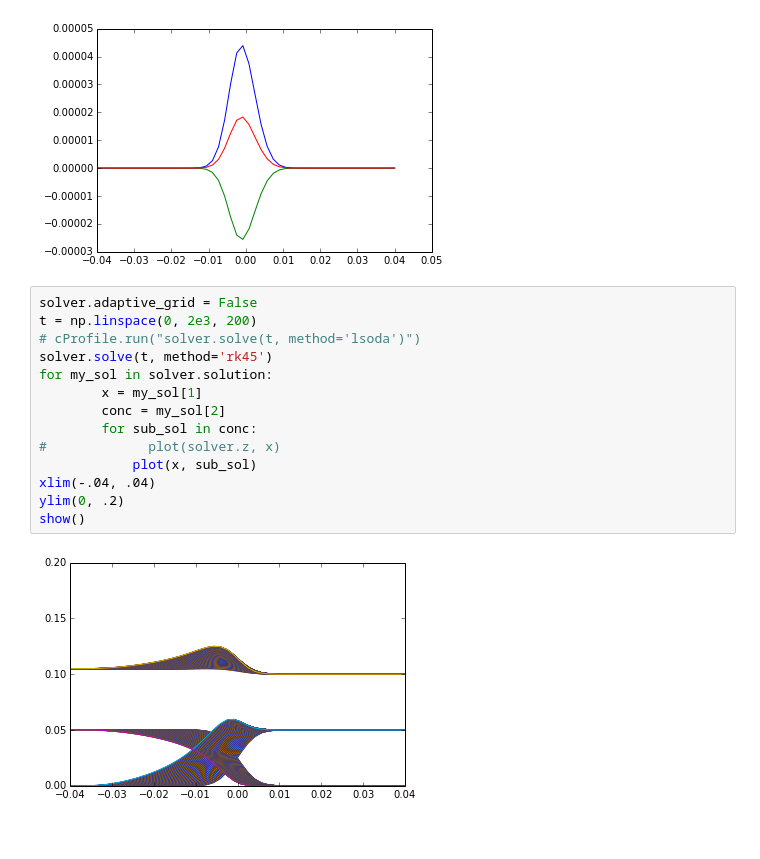
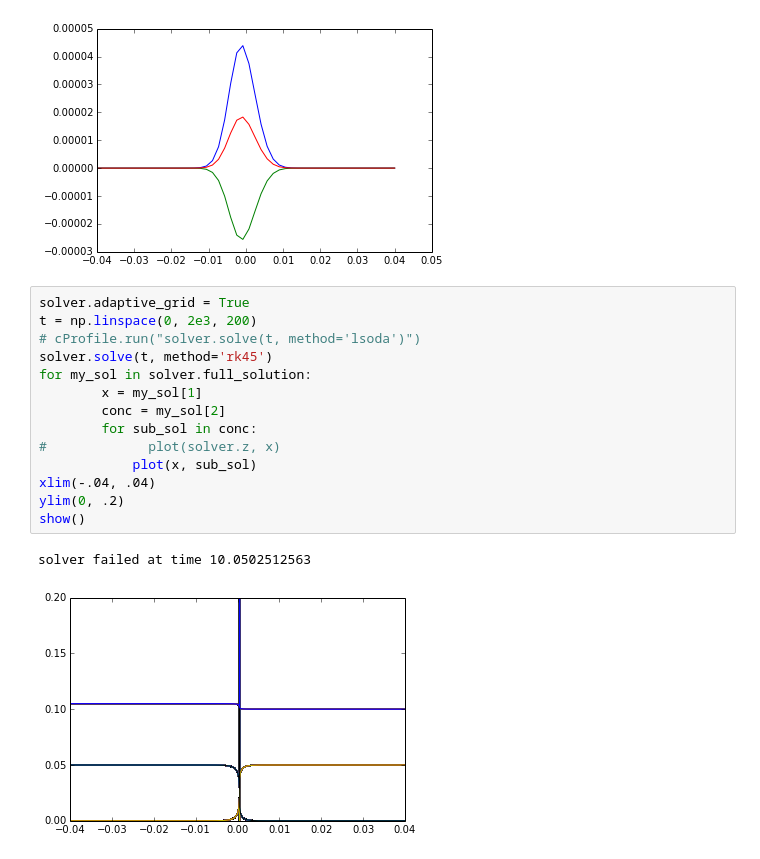
Before and after one commit to lewisamarshall/emigrate, a Jupyter notebook: Tutorial.ipynb, the cells around one changed output. Cells and saved outputs as stored; diff of their text form.

```diff
--- a/Tutorial.ipynb
+++ b/Tutorial.ipynb
@@ -57,19 +57,20 @@ show()
 # %% [output]
 [figure]
 # %%
-solver.adaptive_grid = False
+solver.adaptive_grid = True
 t = np.linspace(0, 2e3, 200)
 # cProfile.run("solver.solve(t, method='lsoda')")
 solver.solve(t, method='rk45')
-for my_sol in solver.solution:
+for my_sol in solver.full_solution:
         x = my_sol[1]
         conc = my_sol[2]
         for sub_sol in conc:
 #             plot(solver.z, x)
             plot(x, sub_sol)
 xlim(-.04, .04)
 ylim(0, .2)
 show()
 # %% [output]
+solver failed at time 10.0502512563
-[figure, old version]
+[figure, new version]
 # %%
```
Also changed, not shown: parts of 1 cell of this notebook, 1 other file.
